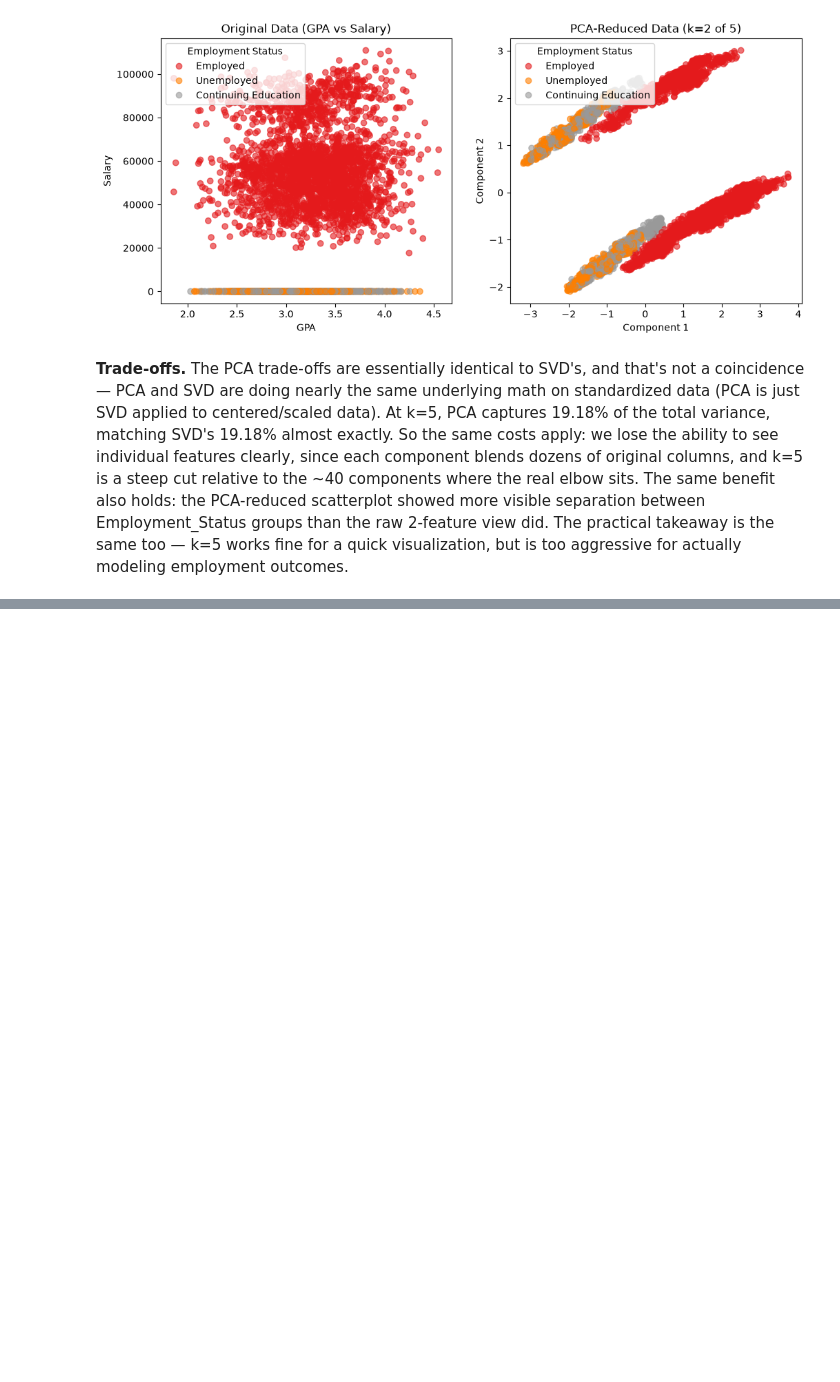
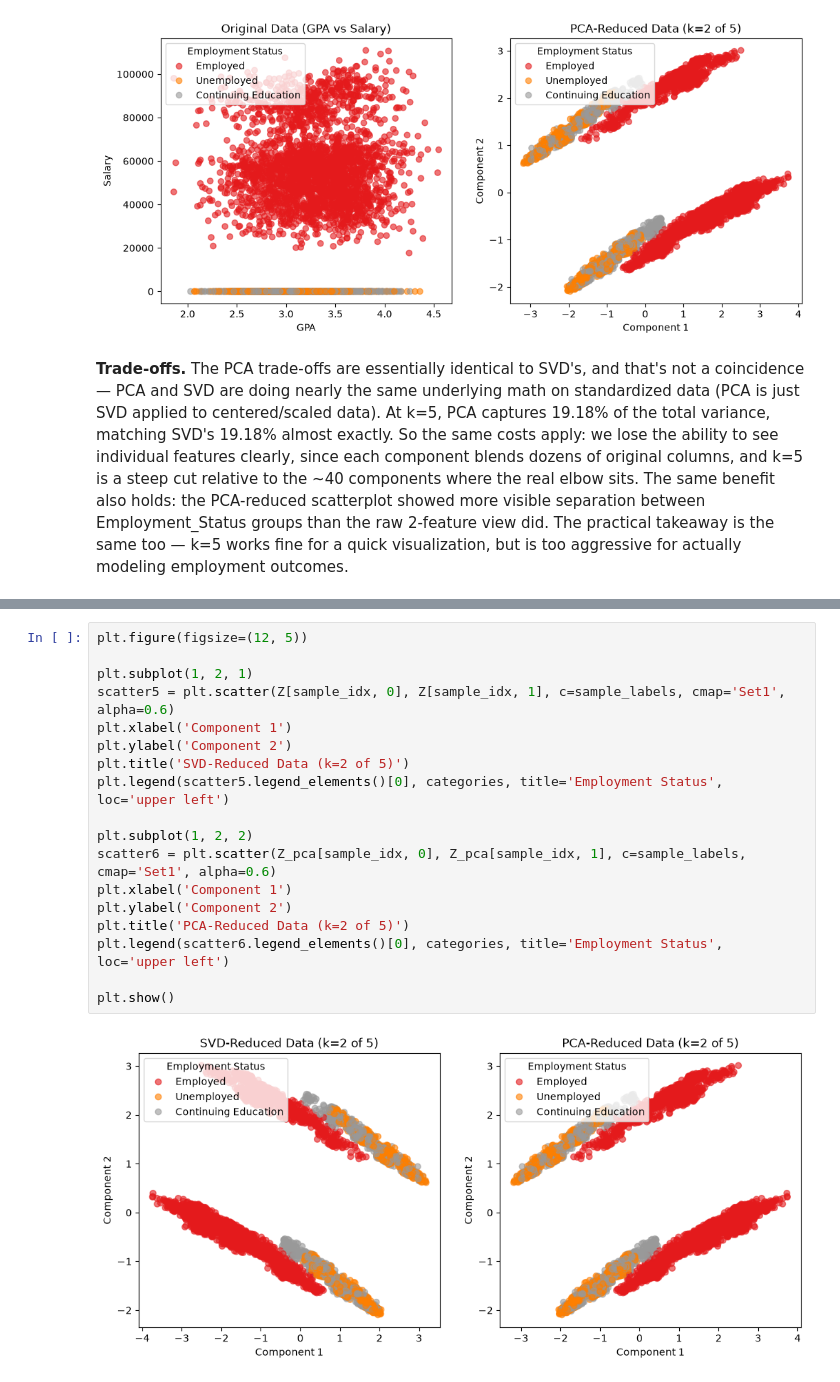
Before and after one commit to YashuLanki/Mathematics-AI-Course, a Jupyter notebook: Week 03 - SVD/SVD_PCA_Dimensionality_Reduction.ipynb, the cells around one changed output, grey strips where cells are left out. Cells and saved outputs as stored; diff of their text form; blank space fills up the shorter version.

```diff
--- a/Week 03 - SVD/SVD_PCA_Dimensionality_Reduction.ipynb
+++ b/Week 03 - SVD/SVD_PCA_Dimensionality_Reduction.ipynb
@@ -228,0 +261,20 @@ plt.show()
+# %%
+plt.figure(figsize=(12, 5))
+
+plt.subplot(1, 2, 1)
+scatter5 = plt.scatter(Z[sample_idx, 0], Z[sample_idx, 1], c=sample_labels, cmap='Set1', alpha=0.6)
+plt.xlabel('Component 1')
+plt.ylabel('Component 2')
+plt.title('SVD-Reduced Data (k=2 of 5)')
+plt.legend(scatter5.legend_elements()[0], categories, title='Employment Status', loc='upper left')
+
+plt.subplot(1, 2, 2)
+scatter6 = plt.scatter(Z_pca[sample_idx, 0], Z_pca[sample_idx, 1], c=sample_labels, cmap='Set1', alpha=0.6)
+plt.xlabel('Component 1')
+plt.ylabel('Component 2')
+plt.title('PCA-Reduced Data (k=2 of 5)')
+plt.legend(scatter6.legend_elements()[0], categories, title='Employment Status', loc='upper left')
+
+plt.show()
+# %% [output]
+[figure, added]
```
Also changed, not shown: parts of 10 cells of this notebook, 1 other file.
